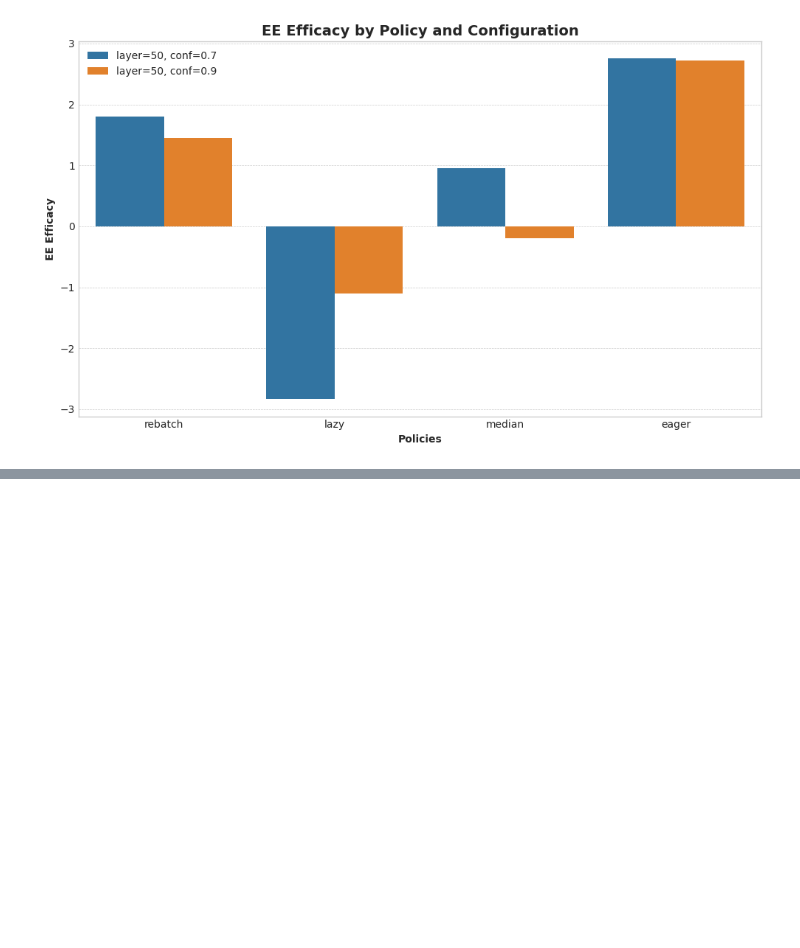
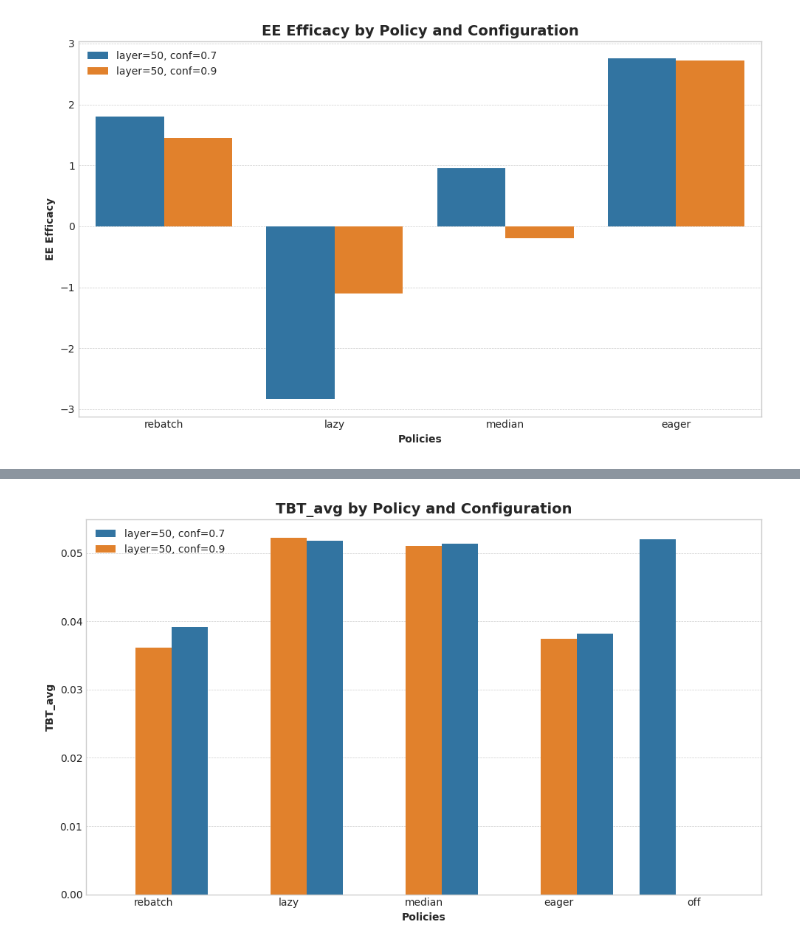
Before and after one commit to xutingl/vattention-ee, a Jupyter notebook: outputs_70b/figure.ipynb, the cells around one changed output, grey strips where cells are left out. Saved outputs shown, nothing was run; the diff lists cells and outputs as text; code cells hidden in the pictures; blank space fills up the shorter version.

```diff
--- a/outputs_70b/figure.ipynb
+++ b/outputs_70b/figure.ipynb
@@ -573,0 +936,94 @@ Baseline 'Off' throughput: 72.20, BERT score: 0.8256
+# %%
+def plot_TBT_avg(data_dir: Path):
+    """
+    Plots EE efficacy by policy and configuration.
+
+    This function creates a grouped bar chart showing:
+    - X-axis: Policies (rebatch, lazy, median, eager)
+    - Y-axis: EE efficacy, calculated relative to a baseline 'off' policy.
+    - Each policy has two grouped bars representing different configurations.
+    """
+    # Define policies and their display names
+    policies = {
+        "rebatching": "rebatch",
+        "lazy": "lazy",
+        "median": "median",
+        "eager": "eager",
+        "off": "off"
+    }
+
+    # Prepare data
+    rows = []
+    if not isinstance(data_dir, Path):
+        data_dir = Path(data_dir)
+
+    for csv_path in data_dir.glob("*.csv"):
+        fname = csv_path.name
+        # The 'off' policy is used as a baseline and has a different filename format
+        if fname == "req_100_batch_4_layer_50_conf_0.7_off_copy.csv":
+            policy_key = "off"
+            conf = "N/A" # Confidence is not applicable to the 'off' policy
+        else:
+            m = re.search(r"conf_([0-9.]+)_([a-z]+)_copy\.csv$", fname)
+            if not m:
+                continue
+            conf, policy_key = m.group(1), m.group(2)
+
+        # Skip files that don't match our policies of interest
+        if policy_key not in policies and policy_key != "off":
+            continue
+
+        df = pd.read_csv(csv_path)
+        rows.append({
+            "policy": policy_key,
+            "conf": conf,
+            "throughput": df["throughput"].mean(),
+            "TBT_avg": df["tbt_avg"].mean(),
+        })
+
+    if not rows:
+        print("No data found. Check your data directory and file naming.")
+        return
+
+    plot_df = pd.DataFrame(rows)
+    print("Found the following data points:")
+    print(plot_df)
+
+
+    # Filter out the 'off' policy before calculating efficacy for the other policies
+    #plot_df = plot_df[plot_df["policy"] != "off"].copy()
+
+
+    # --- Plotting ---
+    plt.style.use('seaborn-v0_8-whitegrid')
+    plt.figure(figsize=(10, 6))
+
+    # 1. Use the specified colorblind-friendly palette
+    colors = ['#1f77b4', '#ff7f0e']
+
+    ax = sns.barplot(
+        data=plot_df,
+        x='policy',
+        y='TBT_avg',
+        hue='conf',
+        order=list(policies.keys()),
+        palette=colors
+    )
+
+    # Customize the plot
+    ax.set_xlabel('Policies', fontweight='bold')
+    ax.set_ylabel('TBT_avg', fontweight='bold')
+    ax.set_title('TBT_avg by Policy and Configuration', fontweight='bold', fontsize=14)
+    ax.set_xticklabels(policies.values())
+    ax.grid(True, which='both', linestyle='--', linewidth=0.5, axis='y')
+
+    # 2. Customize legend with specified labels
+    handles, _ = ax.get_legend_handles_labels()
+    new_labels = ['layer=50, conf=0.7', 'layer=50, conf=0.9']
+    ax.legend(handles, new_labels)
+
+    plt.tight_layout()
+    plt.show()
+
+plot_TBT_avg(data_dir)
+# %% [output]
@@ -573,0 +1043 @@ Baseline 'Off' throughput: 72.20, BERT score: 0.8256
+[figure, added]
```
Also changed, not shown: parts of 6 cells of this notebook, 7 other files.
